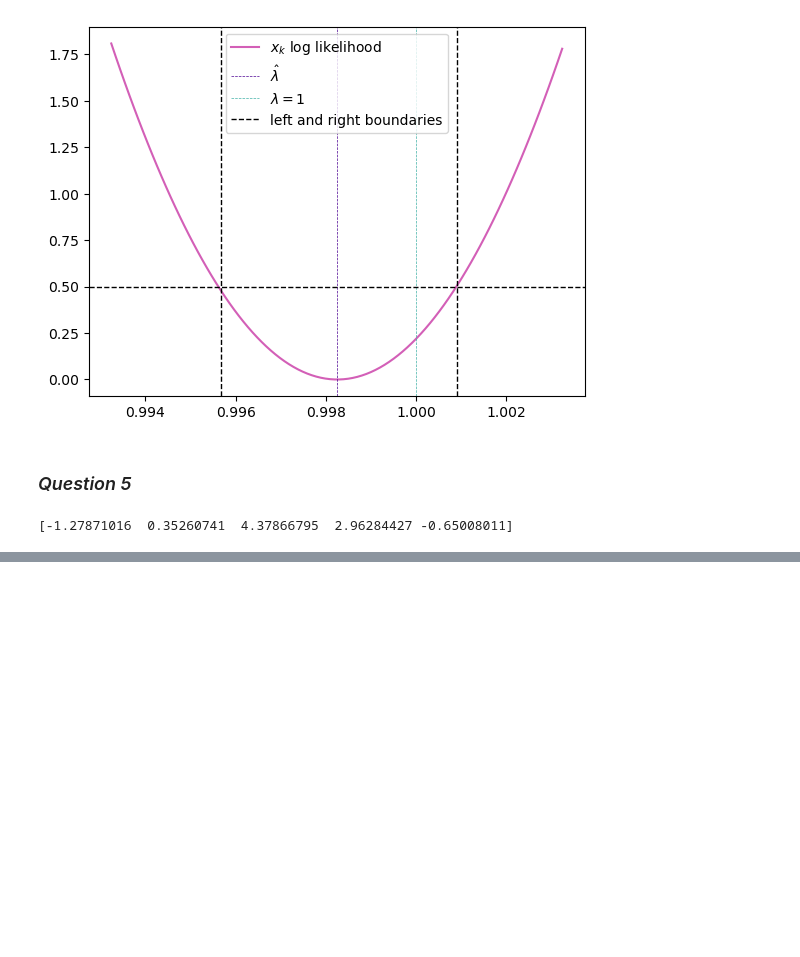
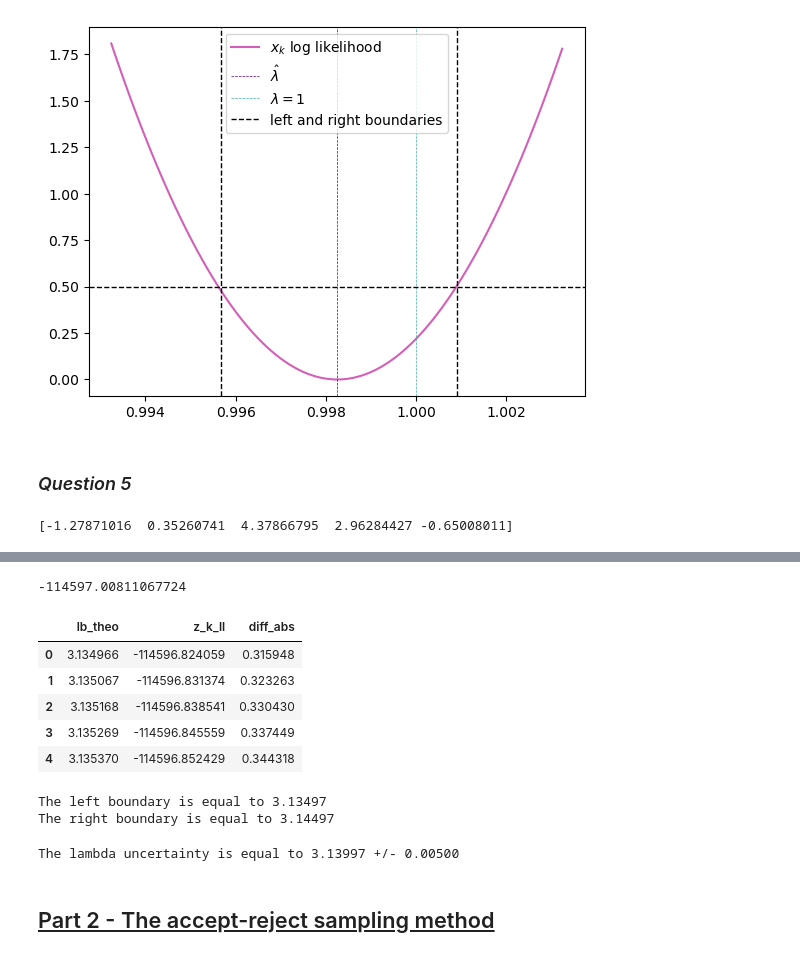
Before and after one commit to KittJonathan/DU_DATA_SCIENTIST, a Jupyter notebook: 02-STATISTICS/Statistics_project_2024_Kitt_Jonathan.ipynb, the cells around one changed output, grey strips where cells are left out. Saved outputs shown, nothing was run; the diff lists cells and outputs as text; code cells hidden in the pictures; blank space fills up the shorter version.

```diff
--- a/02-STATISTICS/Statistics_project_2024_Kitt_Jonathan.ipynb
+++ b/02-STATISTICS/Statistics_project_2024_Kitt_Jonathan.ipynb
@@ -271,0 +314,19 @@ print(x_log[0:5])
+# %%
+# Evaluate the corresponding uncertainty sigma_lb_est, using the graphical delta ln log likelihood = -/+ 1/2 method
+
+# First, we create a linear space for theoretical lambda values.
+# We define the limits as lb_est - 0.005 and lb_est + 0.05
+
+lb_theo = np.linspace(lambda_est_z_k - 0.005, lambda_est_z_k + 0.005, 100)
+
+# We then calculate the neg likelihood values for each of the x_k elements, using the range of lambda values we just defined.
+# We subtract the fitres.fun parameter.
+z_k_ll = [neg_ll(lambda_val = i, x = z_k) - fitres.fun for i in lb_theo]
+# %%
+# We create a pandas dataframe containing the lb_theo values and corresponding x_k_ll values
+# We do this to facilitate the evaluation of the uncertainty
+
+df = pd.DataFrame({'lb_theo': lb_theo,
+                  'z_k_ll': z_k_ll})
+
+df.head()
@@ -271,0 +340,43 @@ print(x_log[0:5])
+# %%
+# Extract the minimal value for z_k_ll
+
+min_z_k_ll = min(z_k_ll)
+print(min_z_k_ll)
+# %% [output]
+-114597.00811067724
+# %%
+# We add a new column containing the difference between the z_k_ll values and the minimal value for z_k_ll + 0.5
+# We use absolute values for this diff column
+
+df = df.assign(diff_abs = abs(z_k_ll - (min_z_k_ll + 0.5)))
+
+df.head()
+# %% [output]
+|  | lb_theo | z_k_ll | diff_abs |
+| 0 | 3.134966 | -114596.824059 | 0.315948 |
+| 1 | 3.135067 | -114596.831374 | 0.323263 |
+| 2 | 3.135168 | -114596.838541 | 0.330430 |
+| 3 | 3.135269 | -114596.845559 | 0.337449 |
+| 4 | 3.135370 | -114596.852429 | 0.344318 |
+# %%
+# We can now extract the lb_theo values corresponding to the minimal diff value,
+# both the the left and to the right of the computed lambda_est value.
+
+left_boundary = df[lb_theo < lambda_est_z_k].sort_values('diff_abs').iloc[0]['lb_theo']
+right_boundary = df[lb_theo > lambda_est_z_k].sort_values('diff_abs').iloc[0]['lb_theo']
+
+print(f'The left boundary is equal to {left_boundary:.5f}')
+print(f'The right boundary is equal to {right_boundary:.5f}')
+# %% [output]
+The left boundary is equal to 3.13497
+The right boundary is equal to 3.14497
+# %%
+# We can now calculate the lambda uncertainty
+
+lambda_uncertainty = (right_boundary - left_boundary) / 2
+
+print(f'The lambda uncertainty is equal to {lambda_est_z_k:.5f} +/- {lambda_uncertainty:.5f}')
+# %% [output]
+The lambda uncertainty is equal to 3.13997 +/- 0.00500
+# %% [markdown]
+## <u>Part 2 - The accept-reject sampling method</u>
```
Also changed, not shown: parts of 5 cells of this notebook, 3 other files.
